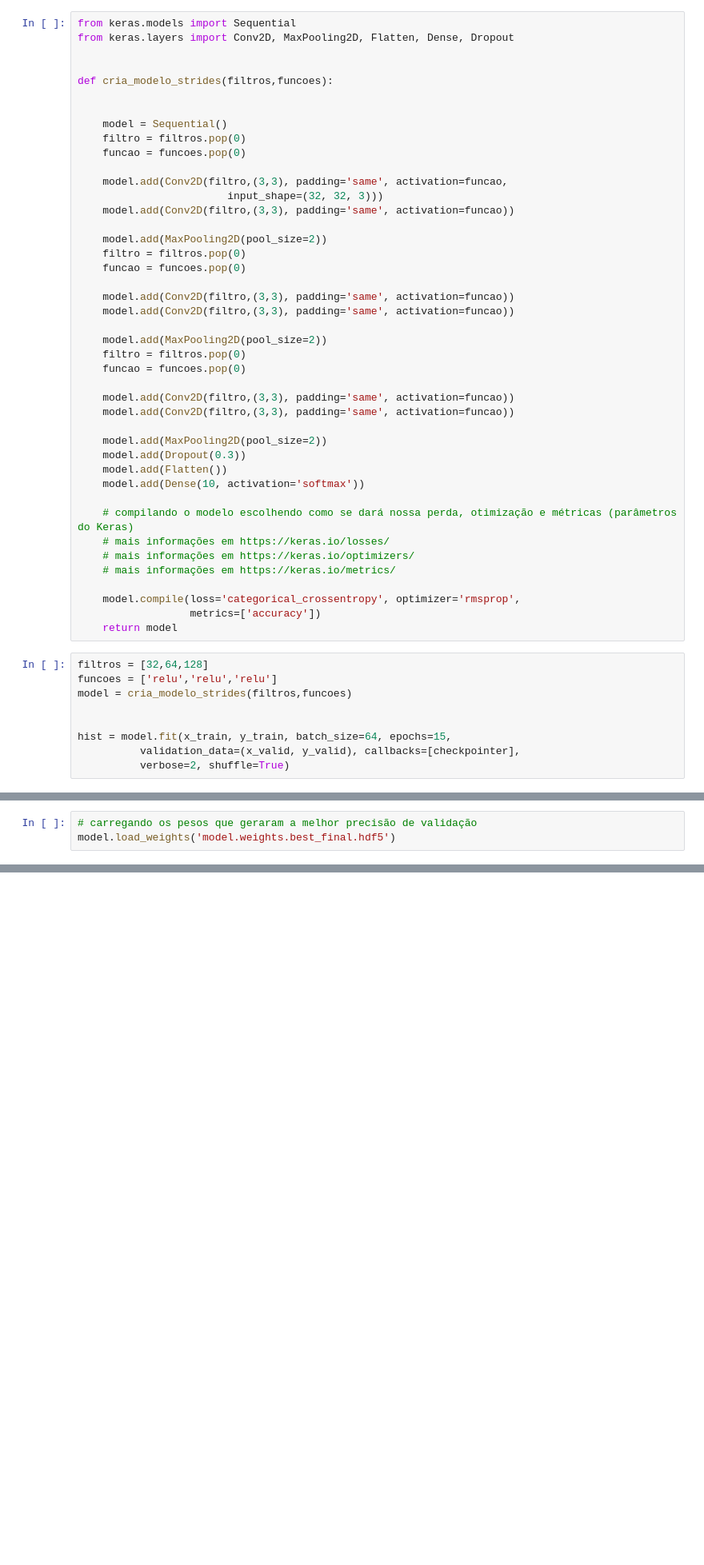
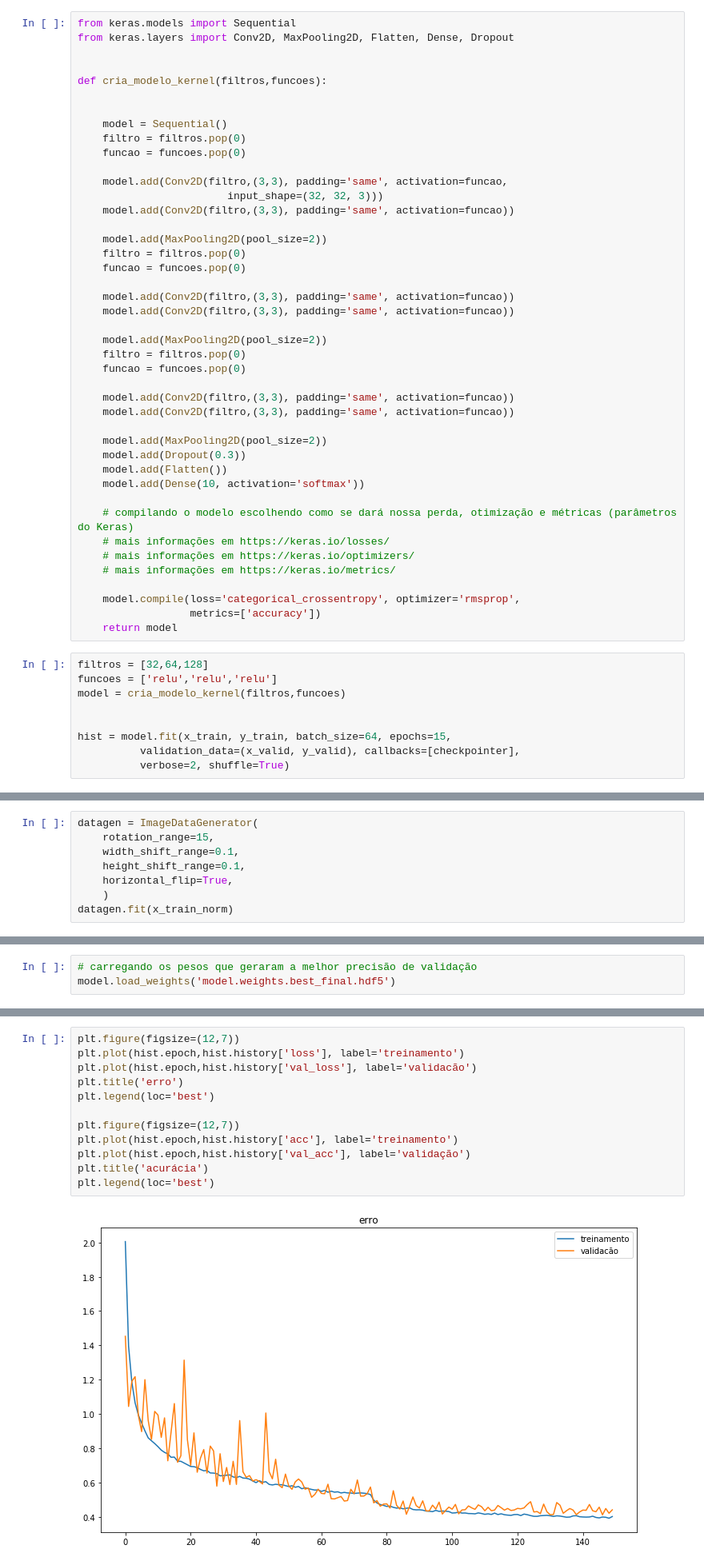
Before and after one commit to mgulfier/FIAP_DEEP_LEARNING, a Jupyter notebook: TrabFinal_CNN_CIFAR10.ipynb, the cells around one changed output, grey strips where cells are left out. Shown: that part at 80% size. Saved outputs shown, nothing was run; the diff lists cells and outputs as text; blank space fills up the shorter version.

```diff
--- a/TrabFinal_CNN_CIFAR10.ipynb
+++ b/TrabFinal_CNN_CIFAR10.ipynb
@@ -370,7 +375,7 @@ from keras.models import Sequential
 from keras.layers import Conv2D, MaxPooling2D, Flatten, Dense, Dropout
 
 
-def cria_modelo_strides(filtros,funcoes):
+def cria_modelo_kernel(filtros,funcoes):
 
 
     model = Sequential()
@@ -411,7 +416,7 @@ def cria_modelo_strides(filtros,funcoes):
 # %%
 filtros = [32,64,128]
 funcoes = ['relu','relu','relu']
-model = cria_modelo_strides(filtros,funcoes)
+model = cria_modelo_kernel(filtros,funcoes)
 
 
 hist = model.fit(x_train, y_train, batch_size=64, epochs=15,
@@ -907,0 +966,8 @@ Muito bom resultado. Melhorou ainda mais a acurácia atingindo <b>86,28%</b> na
+# %%
+datagen = ImageDataGenerator(
+    rotation_range=15,
+    width_shift_range=0.1,
+    height_shift_range=0.1,
+    horizontal_flip=True,
+    )
+datagen.fit(x_train_norm)
@@ -1033,0 +1307,14 @@ for i, idx in enumerate(np.random.choice(x_test_norm.shape[0], size=32, replace=
+# %%
+plt.figure(figsize=(12,7))
+plt.plot(hist.epoch,hist.history['loss'], label='treinamento')
+plt.plot(hist.epoch,hist.history['val_loss'], label='validacão')
+plt.title('erro')
+plt.legend(loc='best')
+
+plt.figure(figsize=(12,7))
+plt.plot(hist.epoch,hist.history['acc'], label='treinamento')
+plt.plot(hist.epoch,hist.history['val_acc'], label='validação')
+plt.title('acurácia')
+plt.legend(loc='best')
+# %% [output]
+[figure, added]
```
Also changed, not shown: parts of 62 cells of this notebook, 1 other file.
